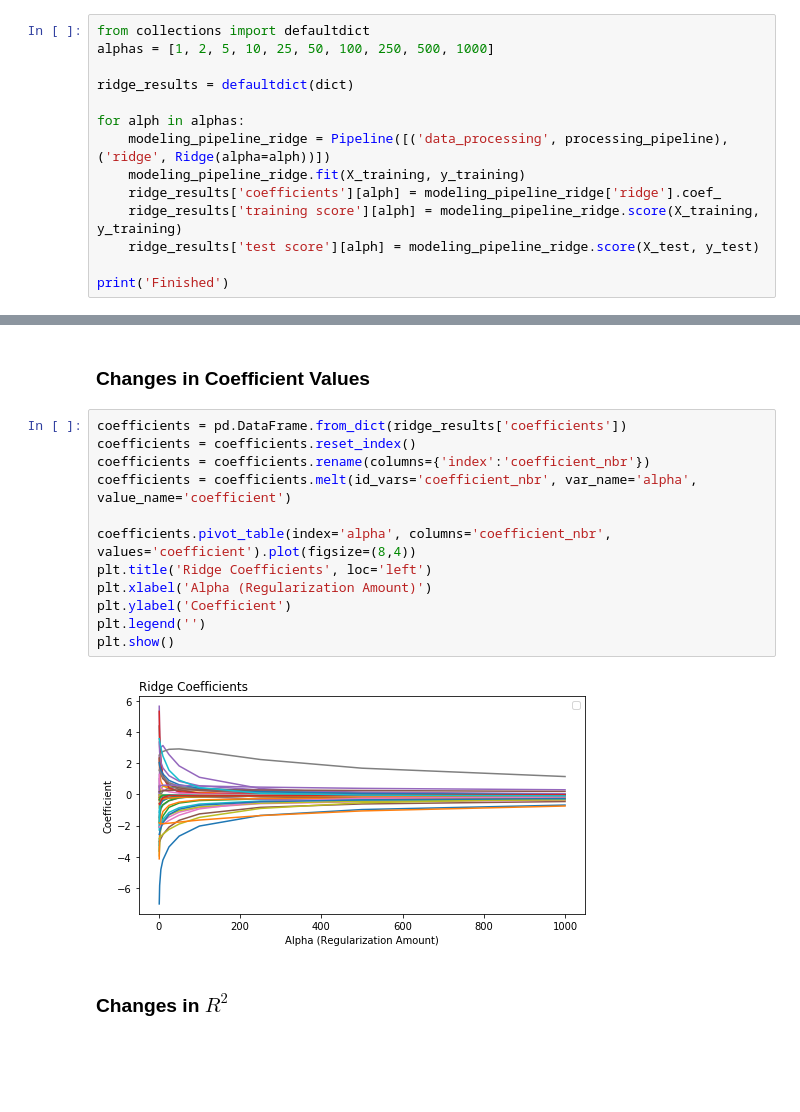
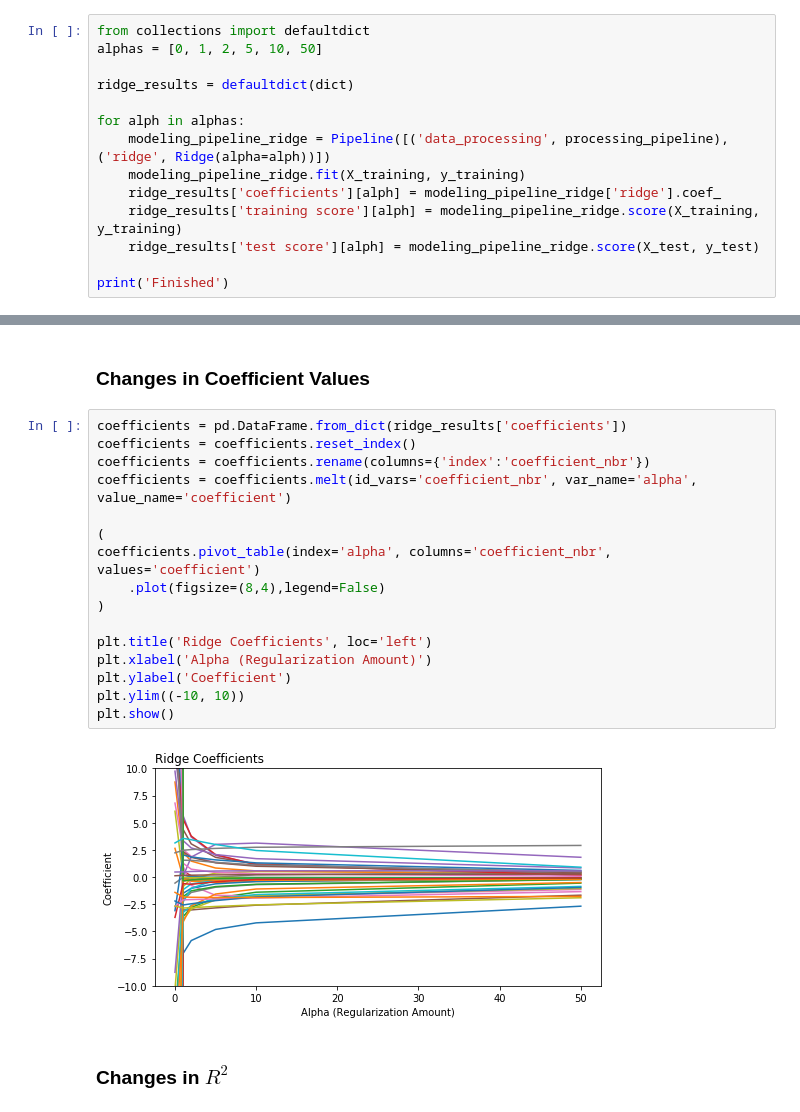
Before and after one commit to appliedecon/data602-lectures, a Jupyter notebook: week05/regularized-methods-for-regression.ipynb, the cells around one changed output, grey strips where cells are left out. Drawn from its saved outputs; the diff is of its cells as text; blank space fills up the shorter version.

```diff
--- a/week05/regularized-methods-for-regression.ipynb
+++ b/week05/regularized-methods-for-regression.ipynb
@@ -489,7 +489,7 @@ array([-2.38769007e+01,  2.64114011e+00, -1.26379064e+01,  2.05728414e+02,
 >We'll need to evaluate a gradient of $\lambda$ values to determine the best one to use.
 # %%
 from collections import defaultdict
-alphas = [1, 2, 5, 10, 25, 50, 100, 250, 500, 1000]
+alphas = [0, 1, 2, 5, 10, 50]
 
 ridge_results = defaultdict(dict)
 
@@ -508,17 +508,21 @@ Finished
 # %%
 coefficients = pd.DataFrame.from_dict(ridge_results['coefficients'])
 coefficients = coefficients.reset_index()
 coefficients = coefficients.rename(columns={'index':'coefficient_nbr'})
 coefficients = coefficients.melt(id_vars='coefficient_nbr', var_name='alpha', value_name='coefficient')
 
-coefficients.pivot_table(index='alpha', columns='coefficient_nbr', values='coefficient').plot(figsize=(8,4))
+(
+coefficients.pivot_table(index='alpha', columns='coefficient_nbr', values='coefficient')
+    .plot(figsize=(8,4),legend=False)
+)
+
 plt.title('Ridge Coefficients', loc='left')
 plt.xlabel('Alpha (Regularization Amount)')
 plt.ylabel('Coefficient')
-plt.legend('')
+plt.ylim((-10, 10))
 plt.show()
 # %% [output]
-[figure, old version]
+[figure, new version]
 # %% [markdown]
 ### Changes in $R^2$
 # %%
```
Also changed, not shown: parts of 7 cells of this notebook.
